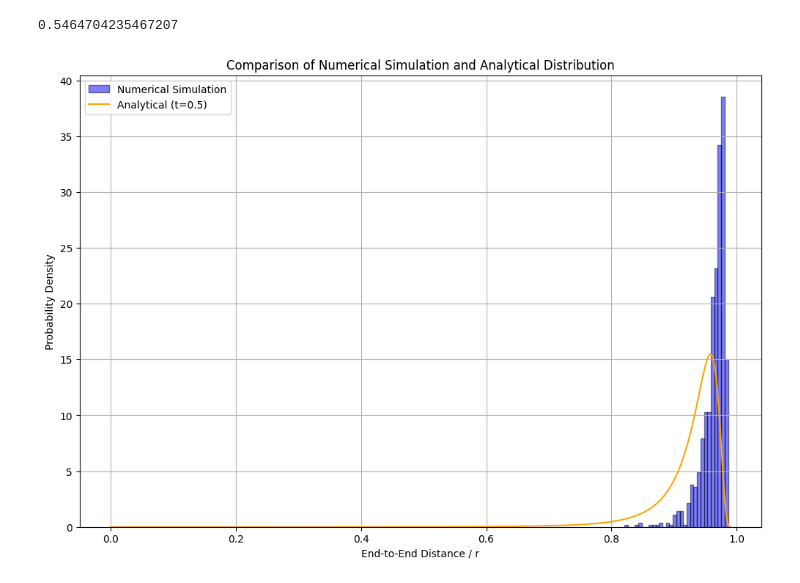
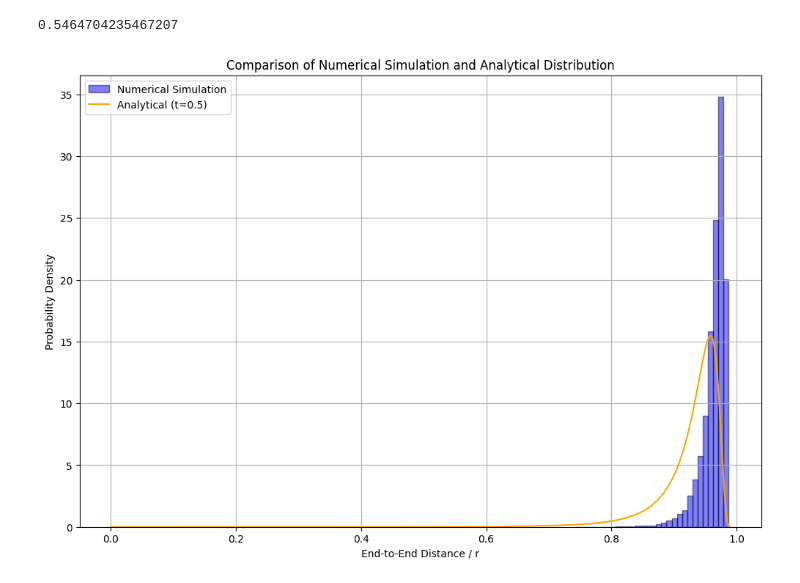
Before and after one commit to B-hub-hue/Python.exam_polymer, a Jupyter notebook: Python_exam_py.ipynb, the cells around one changed output. Saved outputs shown, nothing was run; the diff lists cells and outputs as text; code cells hidden in the pictures.

```diff
--- a/Python_exam_py.ipynb
+++ b/Python_exam_py.ipynb
@@ -148,7 +148,7 @@ def end_to_end_distance(positions):
 
 # Parameters for Numerical Simulation
 num_segments = 100  # Number of segments in the polymer chain
-num_trials = 1000   # Number of trials to gather distances
+num_trials = 10000   # Number of trials to gather distances
 persistence_length = 300  # Persistence length
 axis_of_rotation = np.array([1, 1, 1])  # Rotate around z-axis
 # Store distances for the numerical simulation
@@ -180,31 +180,31 @@ for _ in range(num_trials):
 def P(r = np.linspace(0, 0.99, 1000), t = 0.5):
     """Analytical solution for the probability distribution of end-to-end distance for worm-like chains."""
     a = 0.75 * t
     C = 1 / ((np.pi**3 / 2) * (np.exp(-a)) * (a**(-3/2)) * ((1 + 3 * a**-1) + (15 / 4) * (a**-2)))
     prob = 4 * C * np.pi * (r**2 / (1 - r**2)**(9/2)) * np.exp((-3 * t / 4) * (1 / (1 - r**2)))
     prob /= np.trapz(prob, r)  # Normalize using trapezoidal integration
     return prob
 
 # Range of r values for analytical function
 r = np.linspace(0, 0.99, 1000)
 t = 0.5
 t_value = t  # Let's take t = 10 for the analytical distribution
 analytical_result = P(r, t_value)
 
 # Plotting both distributions
 plt.figure(figsize=(12, 8))
 
 # Plot numerical simulation results
 plt.hist(distances, bins=30, density=True, alpha=0.5, color='blue', edgecolor='black', label='Numerical Simulation')
 
 # Plot analytical result
 plt.plot(r, analytical_result, color='orange', label=f'Analytical (t={t_value})')
 
 plt.xlabel('End-to-End Distance / r')
 plt.ylabel('Probability Density')
 plt.title('Comparison of Numerical Simulation and Analytical Distribution')
 plt.legend()
 plt.grid(True)
 plt.show()
 # %% [output]
-[figure, old version]
+[figure, new version]
```
